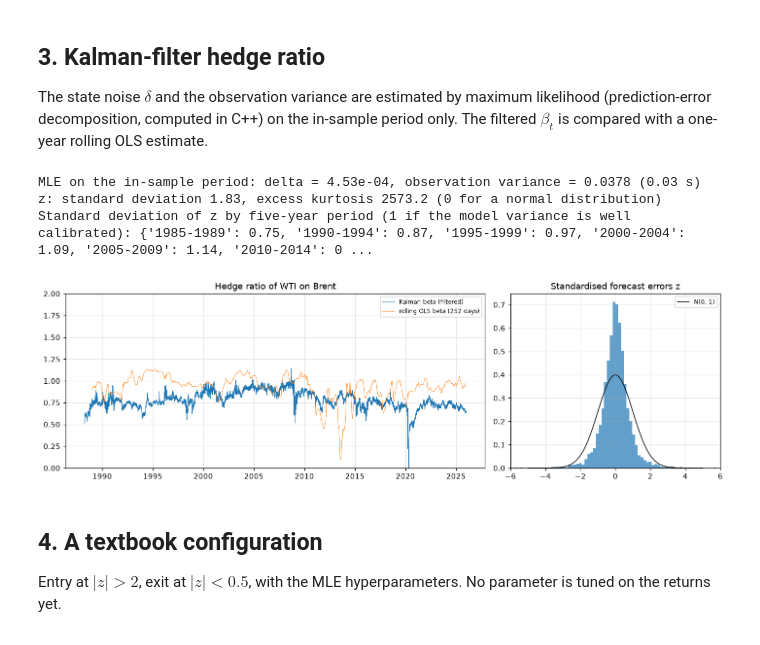
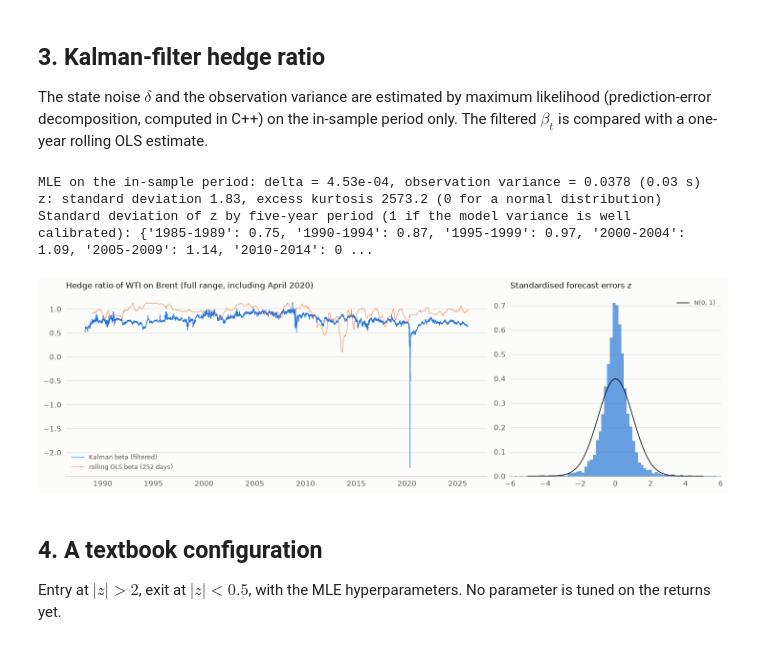
Before and after one commit to paolo993788/Algorithmic-trading, a Jupyter notebook: notebooks/statistical_arbitrage/wti_brent_kalman_pairs.ipynb, the cells around one changed output. Drawn from its saved outputs; the diff is of its cells as text; code cells hidden in the pictures.

```diff
--- a/notebooks/statistical_arbitrage/wti_brent_kalman_pairs.ipynb
+++ b/notebooks/statistical_arbitrage/wti_brent_kalman_pairs.ipynb
@@ -60,7 +60,8 @@ OUTPUT_DIR = ROOT / "outputs" / "wti_brent_pairs"
 OUTPUT_DIR.mkdir(parents=True, exist_ok=True)
 
 pd.set_option("display.float_format", lambda x: f"{x:,.4f}")
-plt.rcParams.update({"figure.dpi": 110, "axes.grid": True, "grid.alpha": 0.3})
+from backtest_engine.figstyle import MUTED, NEGATIVE, SERIES, notebook_style, ordinal_colors
+notebook_style()   # validated palette, recessive grid, constrained layout (see figstyle.py)
 print(f"backtest_engine {backtest_engine.__version__} | data mode: {DATA_MODE} | threads: {os.cpu_count()}")
 # %% [output]
 backtest_engine 0.1.0 | data mode: official | threads: 4
@@ -140,34 +141,33 @@ computed in C++) on the in-sample period only. The filtered $\beta_t$ is compare
 # %%
 t0 = time.perf_counter()
 mle = st.fit_kalman_mle(y[in_sample], x[in_sample], burn_in=BURN_IN)
 print(f"MLE on the in-sample period: delta = {mle['delta']:.2e}, observation variance = {mle['obs_var']:.4f} "
       f"({time.perf_counter() - t0:.2f} s)")
 signal = st.kalman_hedge(y, x, mle["delta"], mle["obs_var"])
 
 cov = y.rolling(252).cov(x)
 ols_beta = cov / x.rolling(252).var()
 fig, axes = plt.subplots(1, 2, figsize=(13, 4), gridspec_kw={"width_ratios": [2, 1]})
 axes[0].plot(signal.index[BURN_IN:], signal["beta_filt"].iloc[BURN_IN:], lw=0.8, label="Kalman beta (filtered)")
 axes[0].plot(ols_beta.index, ols_beta, lw=0.8, alpha=0.7, label="rolling OLS beta (252 days)")
-axes[0].set(title="Hedge ratio of WTI on Brent", ylim=(0, 2))
-axes[0].legend(fontsize=8)
+axes[0].set(title="Hedge ratio of WTI on Brent (full range, including April 2020)")
+axes[0].legend(loc="lower left")
 z = signal["z"].iloc[BURN_IN:]
 axes[1].hist(z.clip(-8, 8), bins=100, density=True, alpha=0.7)
 grid = np.linspace(-5, 5, 200)
 axes[1].plot(grid, np.exp(-grid**2 / 2) / np.sqrt(2 * np.pi), "k", lw=1, label="N(0, 1)")
 axes[1].set(title="Standardised forecast errors z", xlim=(-6, 6))
-axes[1].legend(fontsize=8)
-fig.tight_layout()
+axes[1].legend(loc="upper right")
 fig.savefig(OUTPUT_DIR / "kalman_hedge_ratio.png", dpi=150)
 print(f"z: standard deviation {z.std():.2f}, excess kurtosis {z.kurt():.1f} (0 for a normal distribution)")
 by_period = z.groupby((z.index.year // 5) * 5).std()
 print("Standard deviation of z by five-year period (1 if the model variance is well calibrated):",
       {f"{k}-{k + 4}": round(v, 2) for k, v in by_period.items()})
 # %% [output]
 MLE on the in-sample period: delta = 4.53e-04, observation variance = 0.0378 (0.03 s)
 z: standard deviation 1.83, excess kurtosis 2573.2 (0 for a normal distribution)
 Standard deviation of z by five-year period (1 if the model variance is well calibrated): {'1985-1989': 0.75, '1990-1994': 0.87, '1995-1999': 0.97, '2000-2004': 1.09, '2005-2009': 1.14, '2010-2014': 0 ...
-[figure, old version]
+[figure, new version]
 # %% [markdown]
 ## 4. A textbook configuration
 
```
Also changed, not shown: parts of 5 cells of this notebook, 4 other files.
